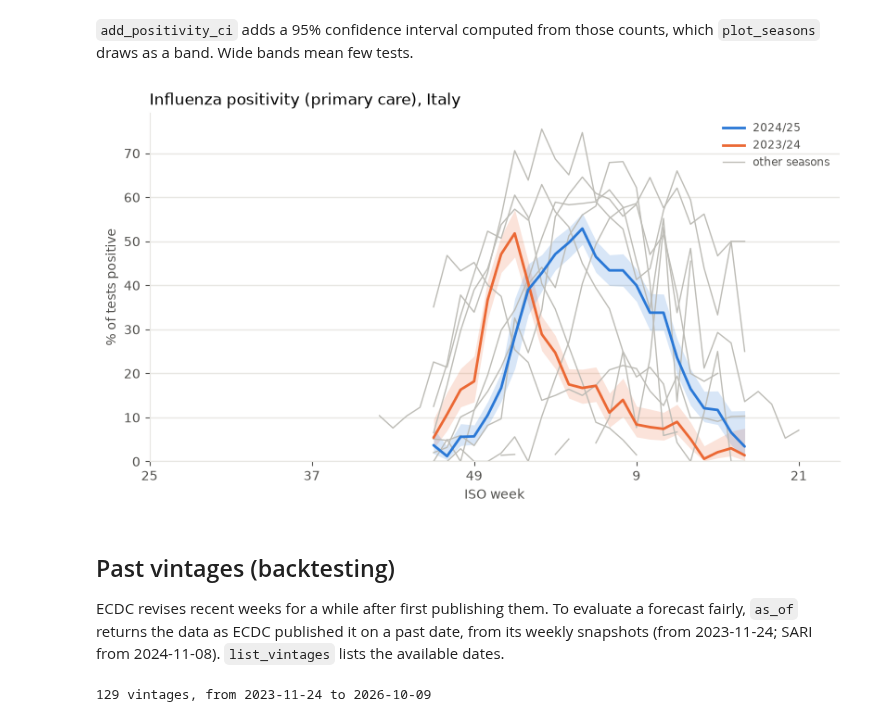
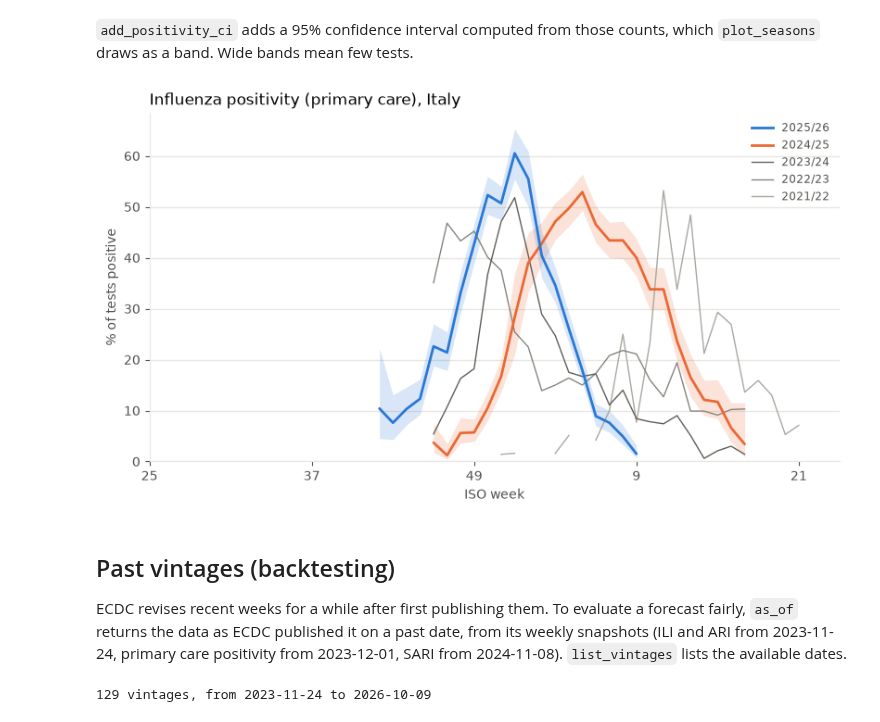
Before and after one commit to ngozzi/pyerviss, a Jupyter notebook: notebooks/quickstart.ipynb, the cells around one changed output. Drawn from its saved outputs; the diff is of its cells as text; code cells hidden in the pictures.

```diff
--- a/notebooks/quickstart.ipynb
+++ b/notebooks/quickstart.ipynb
@@ -126,16 +126,16 @@ pos[["year_week", "value", "unit", "tests", "detections"]].tail()
 `add_positivity_ci` adds a 95% confidence interval computed from those counts, which
 `plot_seasons` draws as a band. Wide bands mean few tests.
 # %%
-pv.plot_seasons(pv.add_positivity_ci(pos), highlight=["2023/24", "2024/25"]);
+pv.plot_seasons(pv.add_positivity_ci(pos), highlight=["2024/25", "2025/26"]);
 # %% [output]
-[figure, old version]
+[figure, new version]
 # %% [markdown]
 ## Past vintages (backtesting)
 
 ECDC revises recent weeks for a while after first publishing them. To evaluate a forecast
 fairly, `as_of` returns the data as ECDC published it on a past date, from its weekly
-snapshots (from 2023-11-24; SARI from 2024-11-08). `list_vintages` lists the available
-dates.
+snapshots (ILI and ARI from 2023-11-24, primary care positivity from 2023-12-01, SARI from
+2024-11-08). `list_vintages` lists the available dates.
 # %%
 vintages = pv.list_vintages("ili")
 print(len(vintages), "vintages, from", vintages[0], "to", vintages[-1])
```
Also changed, not shown: parts of 7 cells of this notebook, 8 other files.
